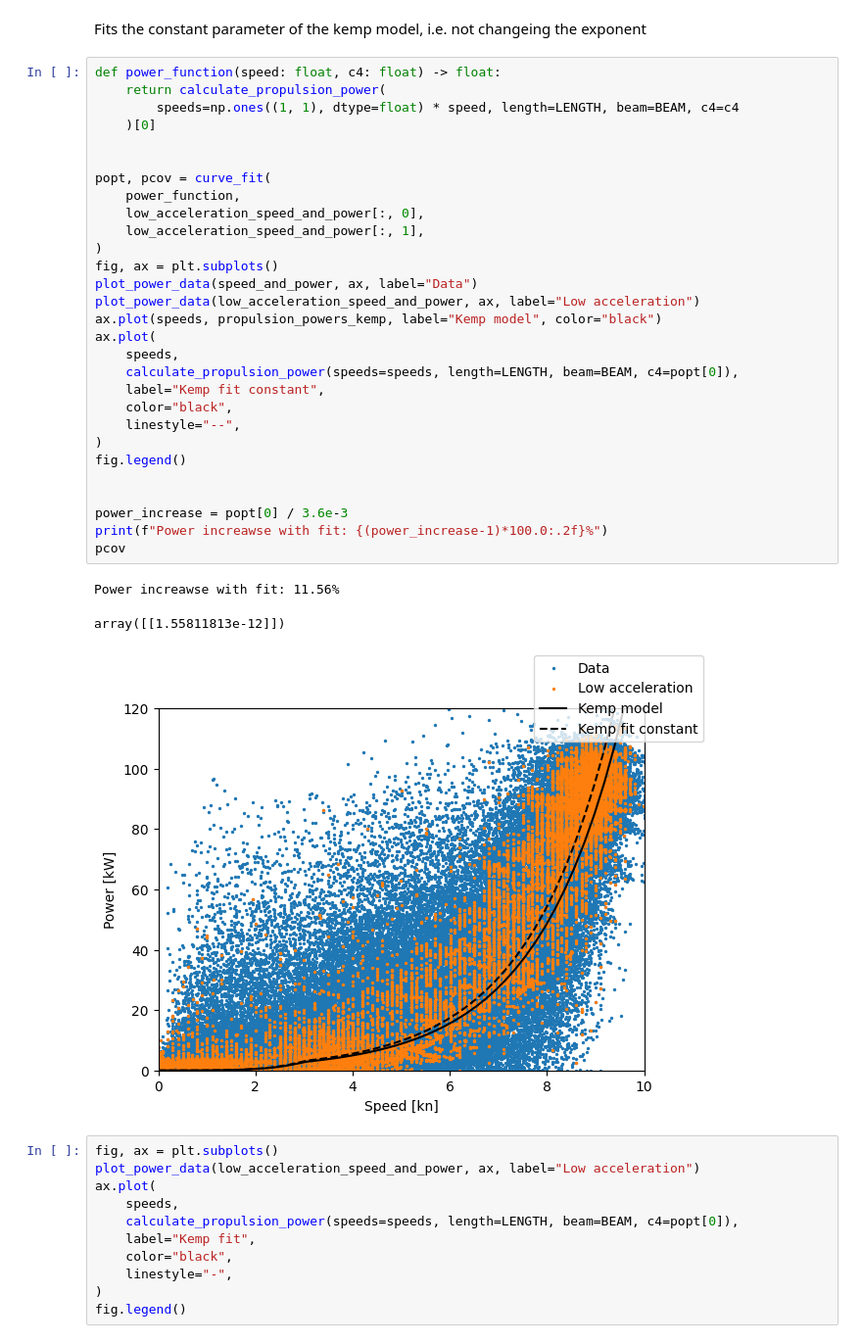
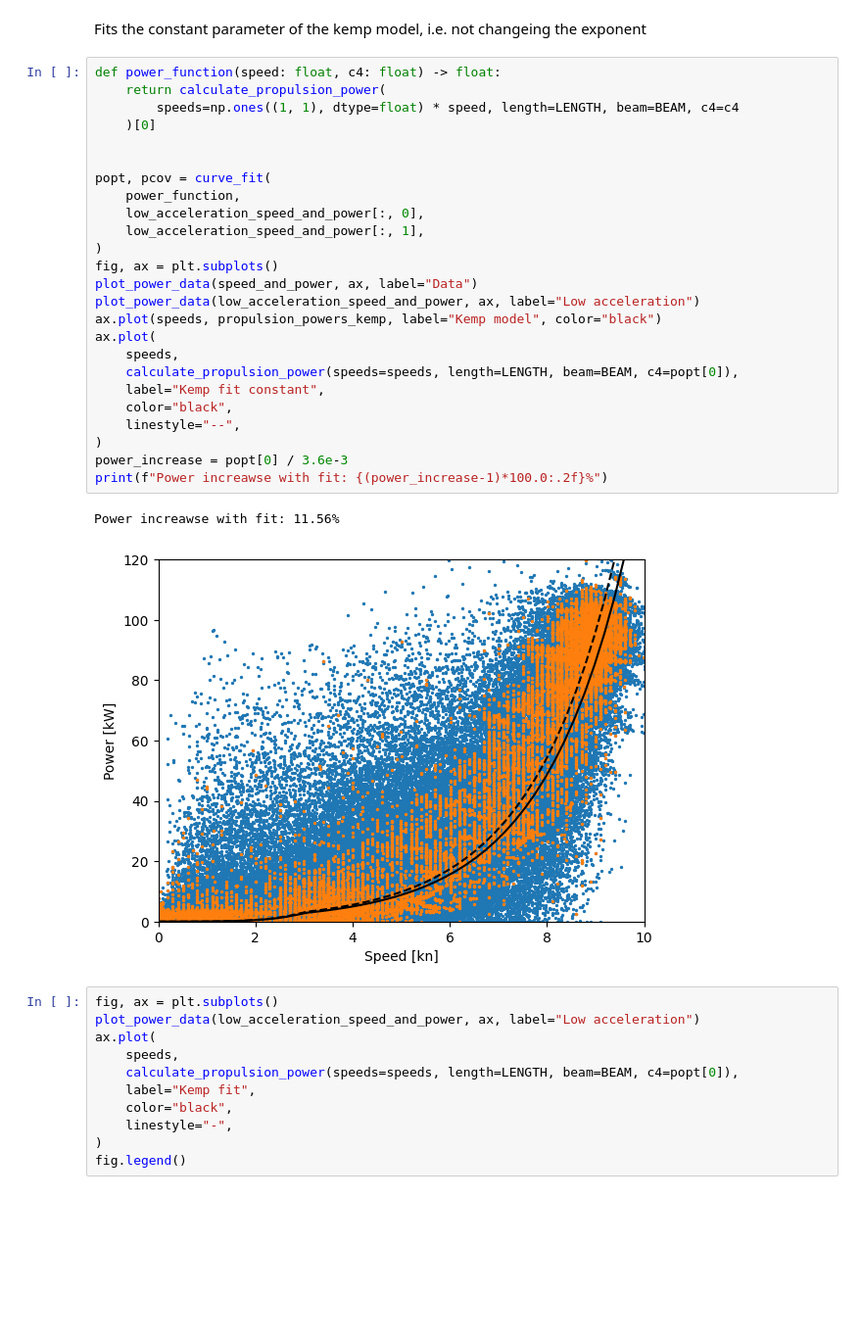
Before and after one commit to arvidsorfeldt/py-fish, a Jupyter notebook: fredrika.ipynb, the cells around one changed output. Shown at 98% size. Drawn from its saved outputs; the diff is of its cells as text; blank space fills up the shorter version.

```diff
--- a/fredrika.ipynb
+++ b/fredrika.ipynb
@@ -128,36 +128,31 @@ Fits the constant parameter of the kemp model, i.e. not changeing the exponent
 # %%
 def power_function(speed: float, c4: float) -> float:
     return calculate_propulsion_power(
         speeds=np.ones((1, 1), dtype=float) * speed, length=LENGTH, beam=BEAM, c4=c4
     )[0]
 
 
 popt, pcov = curve_fit(
     power_function,
     low_acceleration_speed_and_power[:, 0],
     low_acceleration_speed_and_power[:, 1],
 )
 fig, ax = plt.subplots()
 plot_power_data(speed_and_power, ax, label="Data")
 plot_power_data(low_acceleration_speed_and_power, ax, label="Low acceleration")
 ax.plot(speeds, propulsion_powers_kemp, label="Kemp model", color="black")
 ax.plot(
     speeds,
     calculate_propulsion_power(speeds=speeds, length=LENGTH, beam=BEAM, c4=popt[0]),
     label="Kemp fit constant",
     color="black",
     linestyle="--",
 )
-fig.legend()
-
-
 power_increase = popt[0] / 3.6e-3
 print(f"Power increawse with fit: {(power_increase-1)*100.0:.2f}%")
-pcov
 # %% [output]
 Power increawse with fit: 11.56%
-array([[1.55811813e-12]])
-[figure, old version]
+[figure, new version]
 # %%
 fig, ax = plt.subplots()
 plot_power_data(low_acceleration_speed_and_power, ax, label="Low acceleration")
```
Also changed, not shown: parts of 1 cell of this notebook.
